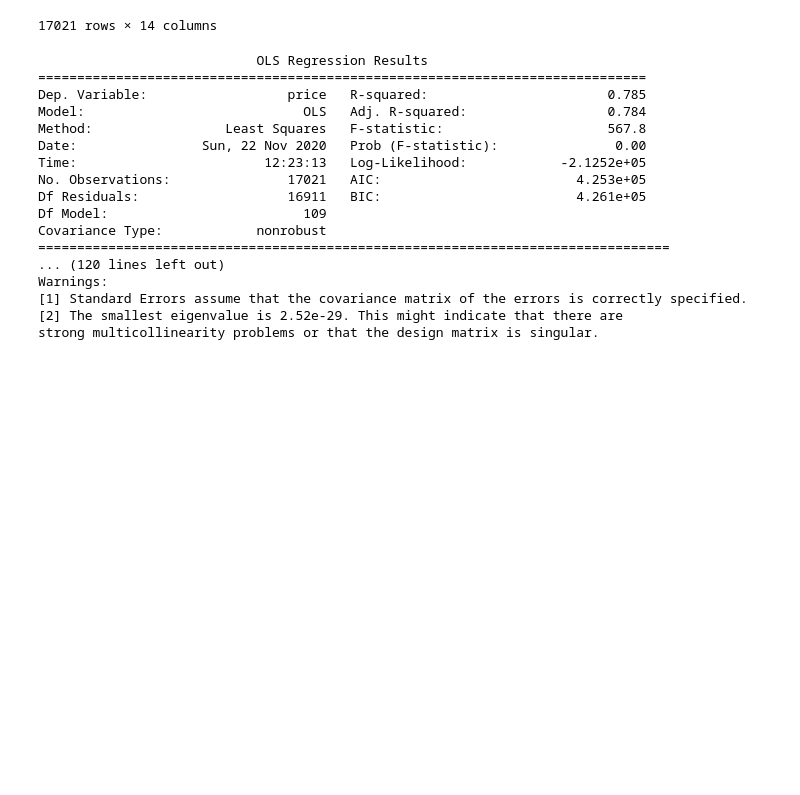
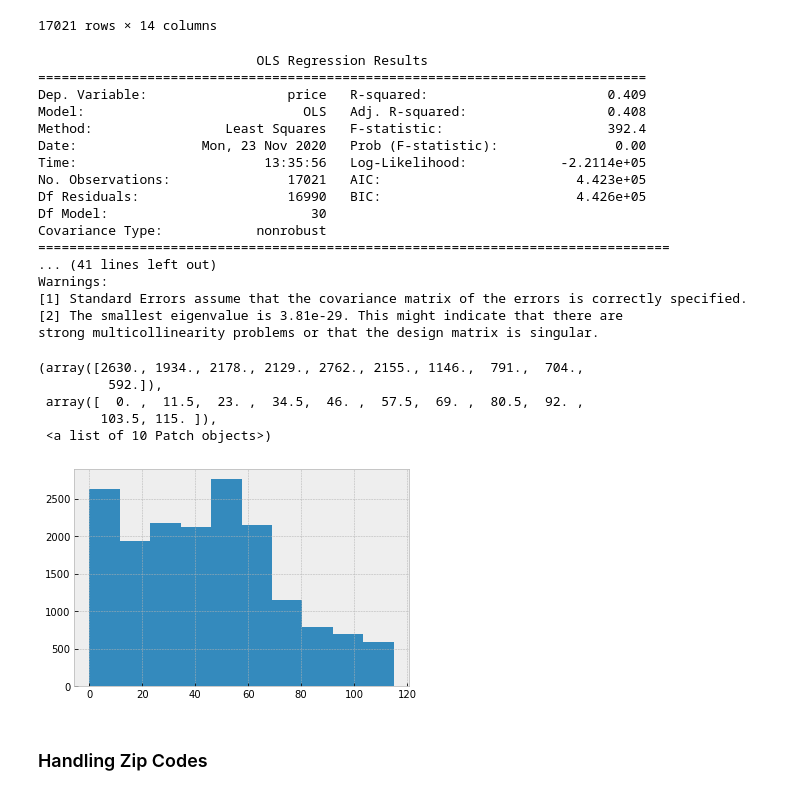
Before and after one commit to adinas94/King-Country-Regression, a Jupyter notebook: George's Regressions.ipynb, the cells around one changed output. Cells and saved outputs as stored; diff of their text form; code cells hidden in the pictures; blank space fills up the shorter version.

```diff
--- a/George's Regressions.ipynb
+++ b/George's Regressions.ipynb
@@ -353,10 +355,9 @@ df.waterfront = df.waterfront.astype('category')
 df.view = df.view.astype('category')
 df.condition = df.condition.astype('category')
 df.grade = df.grade.astype('category')
-df.zipcode = df.zipcode.astype('category')
-df.bedrooms = df.bedrooms.astype('category')
+#df.bedrooms = df.bedrooms.astype('category')
 df.floors = df.floors.astype('category')
-df.bathrooms = df.bathrooms.astype('int').astype('category')
+#df.bathrooms = df.bathrooms.astype('int').astype('category')
 # %%
 #Making Dummies
 waterfront = pd.get_dummies(df.waterfront, prefix='waterfront', drop_first=True)
@@ -370,6 +370,6 @@ bathrooms = pd.get_dummies(df.bathrooms, prefix='bathrooms', drop_first=True)
 # %%
-df = df.join([waterfront, view, condition, grade, zipcode, bedrooms, floors,  bathrooms])
-df.drop(['waterfront','view','condition','grade','zipcode','bedrooms', 'floors', 'bathrooms'], axis=1, inplace=True)
+df = df.join([waterfront, view, condition, grade, floors])
+df.drop(['waterfront','view','condition','grade', 'floors'], axis=1, inplace=True)
 # %%
 subs = [('.','')]
 def col_formatting(col):
@@ -383,18 +383,29 @@ model3 = create_ols(df,target)
 # %% [output]
                             OLS Regression Results
 ==============================================================================
-Dep. Variable:                  price   R-squared:                       0.785
-Model:                            OLS   Adj. R-squared:                  0.784
-Method:                 Least Squares   F-statistic:                     567.8
-Date:                Sun, 22 Nov 2020   Prob (F-statistic):               0.00
-Time:                        12:23:13   Log-Likelihood:            -2.1252e+05
-No. Observations:               17021   AIC:                         4.253e+05
-Df Residuals:                   16911   BIC:                         4.261e+05
-Df Model:                         109
+Dep. Variable:                  price   R-squared:                       0.409
+Model:                            OLS   Adj. R-squared:                  0.408
+Method:                 Least Squares   F-statistic:                     392.4
+Date:                Mon, 23 Nov 2020   Prob (F-statistic):               0.00
+Time:                        13:35:56   Log-Likelihood:            -2.2114e+05
+No. Observations:               17021   AIC:                         4.423e+05
+Df Residuals:                   16990   BIC:                         4.426e+05
+Df Model:                          30
 Covariance Type:            nonrobust
 =================================================================================
-... (120 lines left out)
+... (41 lines left out)
 Warnings:
 [1] Standard Errors assume that the covariance matrix of the errors is correctly specified.
-[2] The smallest eigenvalue is 2.52e-29. This might indicate that there are
+[2] The smallest eigenvalue is 3.81e-29. This might indicate that there are
 strong multicollinearity problems or that the design matrix is singular.
+# %%
+plt.hist(df.home_age)
+# %% [output]
+(array([2630., 1934., 2178., 2129., 2762., 2155., 1146.,  791.,  704.,
+         592.]),
+ array([  0. ,  11.5,  23. ,  34.5,  46. ,  57.5,  69. ,  80.5,  92. ,
+        103.5, 115. ]),
+ <a list of 10 Patch objects>)
+[figure, added]
+# %% [markdown]
+### Handling Zip Codes
```
Also changed, not shown: parts of 22 cells of this notebook.
